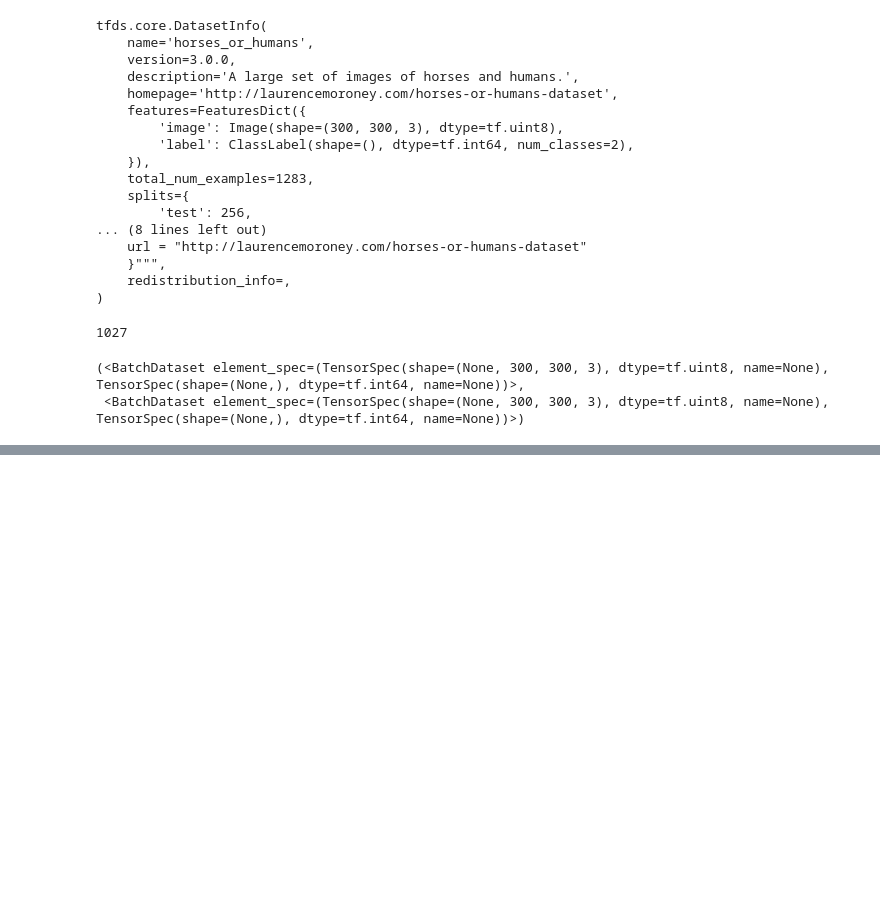
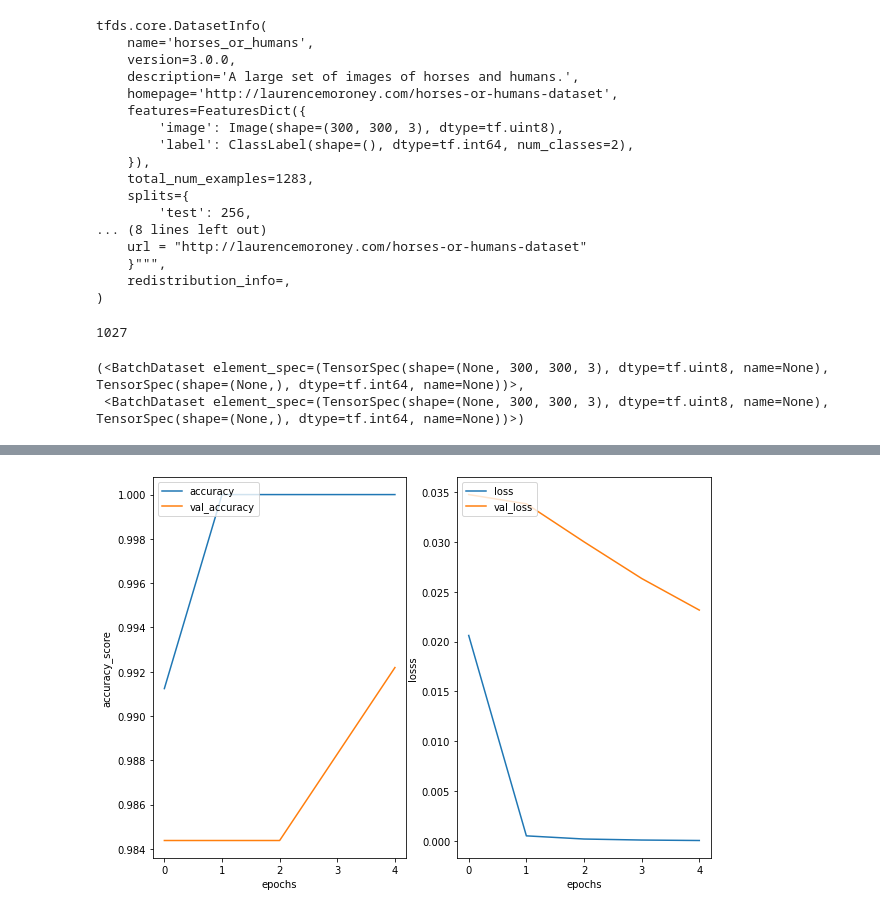
Before and after one commit to ngcheeyuan/Tensorflow-Certification-Practice, a Jupyter notebook: horses_or_human.ipynb, the cells around one changed output, grey strips where cells are left out. Drawn from its saved outputs; the diff is of its cells as text; code cells hidden in the pictures; blank space fills up the shorter version.

```diff
--- a/horses_or_human.ipynb
+++ b/horses_or_human.ipynb
@@ -170,0 +273,4 @@ plot_curves(history_0)
+# %%
+plot_loss_curve(history_2)
+# %% [output]
+[figure, added]
```
Also changed, not shown: parts of 24 cells of this notebook.
